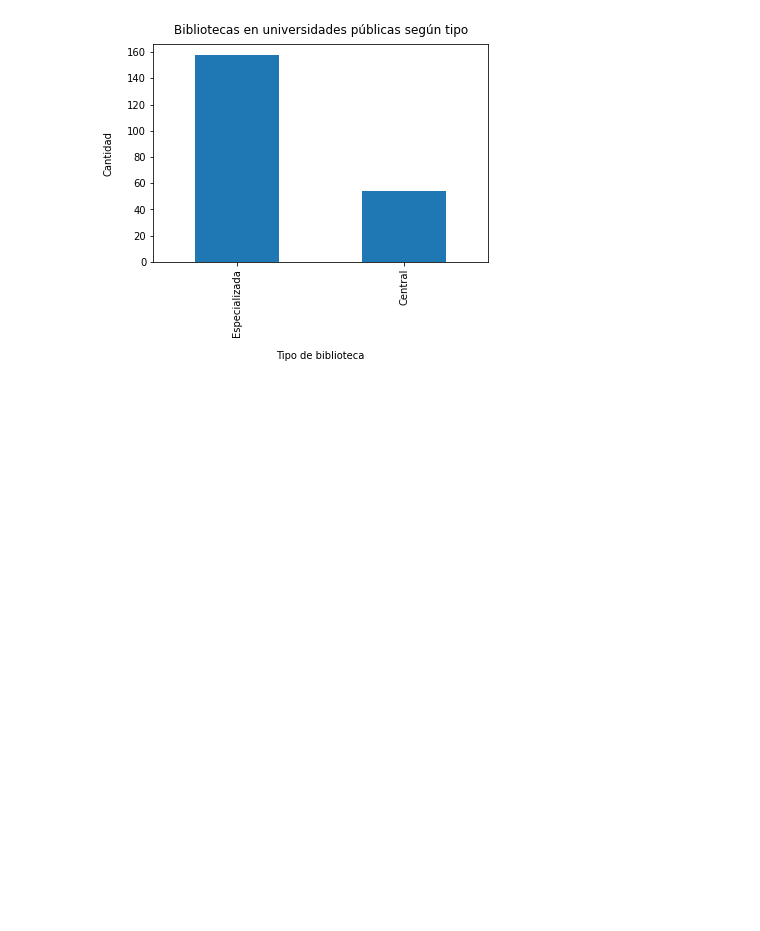
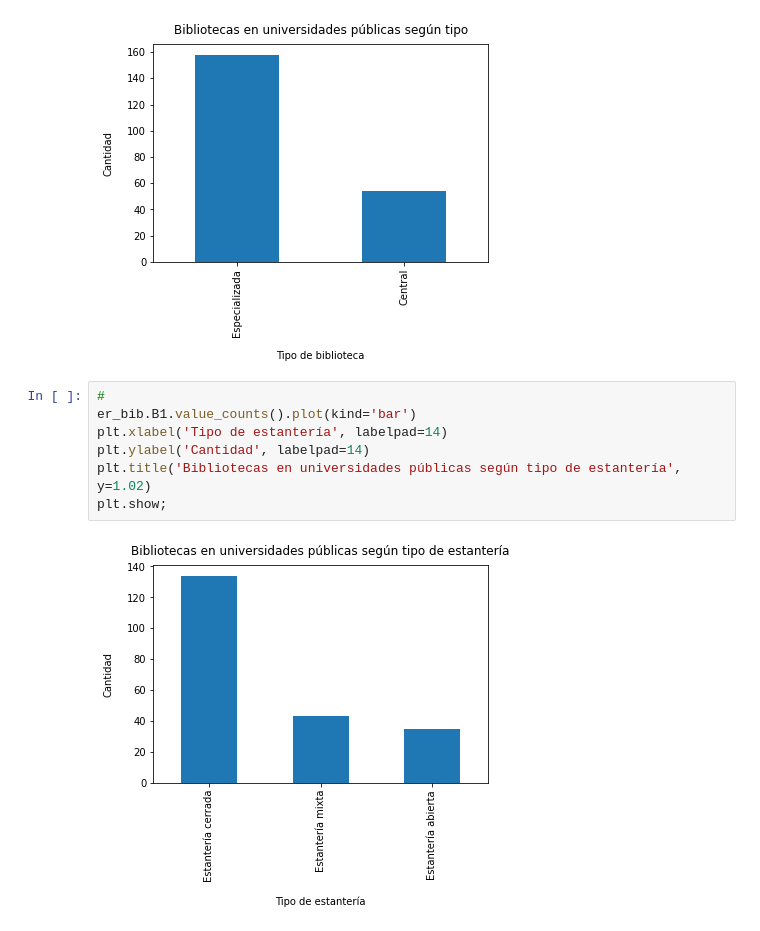
Before and after one commit to SantiagoTorresM/dipoda, a Jupyter notebook: Análisis_de_bibliotecas_en_universidades_públicas.ipynb, the cells around one changed output. Cells and saved outputs as stored; diff of their text form; blank space fills up the shorter version.

```diff
--- a/Análisis_de_bibliotecas_en_universidades_públicas.ipynb
+++ b/Análisis_de_bibliotecas_en_universidades_públicas.ipynb
@@ -71,3 +31,12 @@ plt.title('Bibliotecas en universidades públicas según tipo', y=1.02)
 plt.show;
 # %% [output]
 [figure]
+# %%
+#
+er_bib.B1.value_counts().plot(kind='bar')
+plt.xlabel('Tipo de estantería', labelpad=14)
+plt.ylabel('Cantidad', labelpad=14)
+plt.title('Bibliotecas en universidades públicas según tipo de estantería', y=1.02)
+plt.show;
+# %% [output]
+[figure, added]
```
Also changed, not shown: parts of 22 cells of this notebook.
